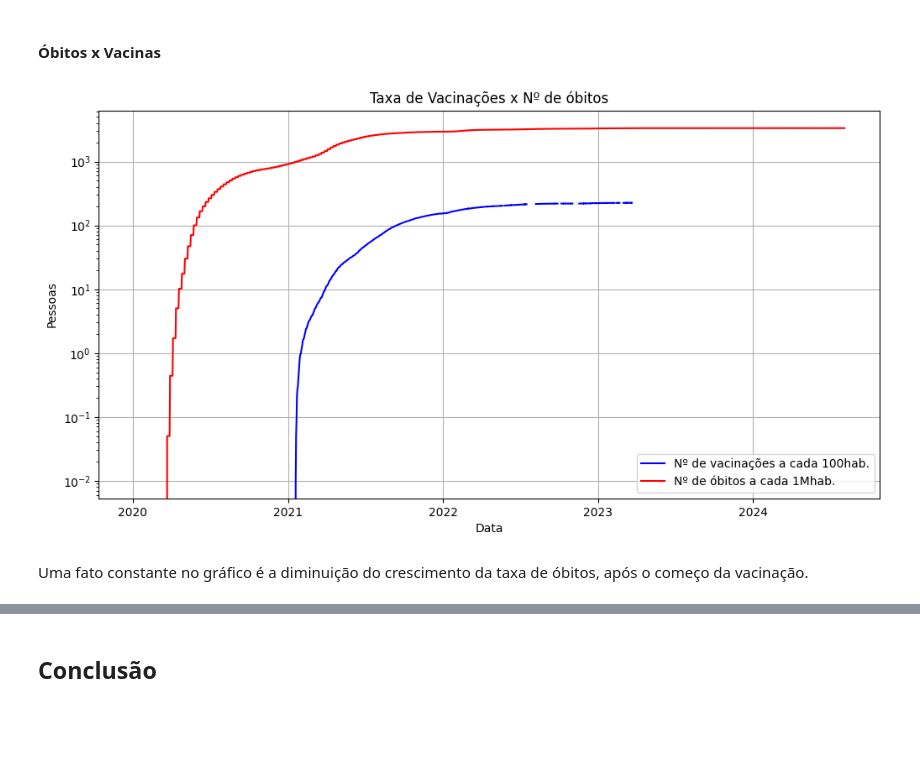
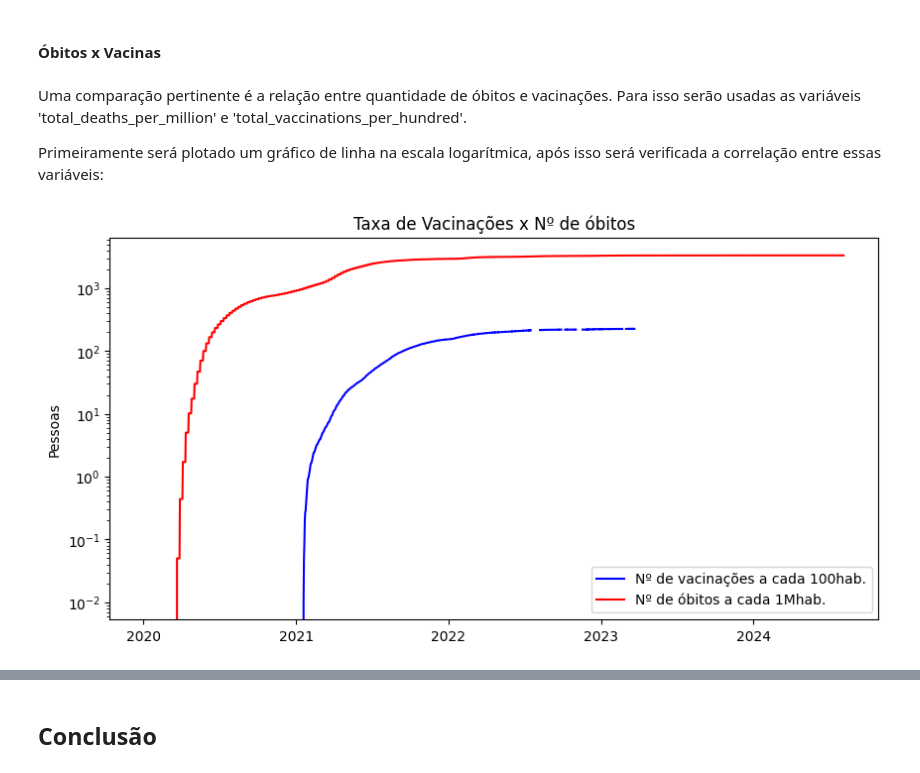
Before and after one commit to gabrielcapela/Panorama_Covid-19, a Jupyter notebook: Panorama_do_COVID_19.ipynb, the cells around one changed output, grey strips where cells are left out. Drawn from its saved outputs; the diff is of its cells as text; code cells hidden in the pictures; blank space fills up the shorter version.

```diff
--- a/Panorama_do_COVID_19.ipynb
+++ b/Panorama_do_COVID_19.ipynb
@@ -407,26 +474,27 @@ plt.show()
 # %% [markdown]
 #### Óbitos x Vacinas
+# %% [markdown]
+Uma comparação pertinente é a relação entre quantidade de óbitos e vacinações. Para isso serão usadas as variáveis 'total_deaths_per_million' e 'total_vaccinations_per_hundred'.
+
+Primeiramente será plotado um gráfico de linha na escala logarítmica, após isso será verificada a correlação entre essas variáveis:
 # %%
 # Criando a figura e o eixo:
-fig, ax = plt.subplots(figsize=(12, 6))
+fig, ax = plt.subplots(figsize=(10, 5))
 
 # Plotando as duas séries no mesmo gráfico:
 ax.plot(df_brasil['date'], df_brasil['total_vaccinations_per_hundred'], label='Nº de vacinações a cada 100hab.', color='blue')
 ax.plot(df_brasil['date'], df_brasil['total_deaths_per_million'], label='Nº de óbitos a cada 1Mhab.', color='red')
 
 # Adicionando título e rótulos:
 ax.set_title('Taxa de Vacinações x Nº de óbitos')
-ax.set_xlabel('Data')
 ax.set_ylabel('Pessoas')
-ax.grid(True)
 
 # Ajustando a escala do eixo y para logarítmica
+
 ax.set_yscale('log')
 
 ax.legend()
 
 plt.show()
 # %% [output]
-[figure, old version]
+[figure, new version]
-# %% [markdown]
-Uma fato constante no gráfico é a diminuição do crescimento da taxa de óbitos, após o começo da vacinação.
```
Also changed, not shown: parts of 26 cells of this notebook.
